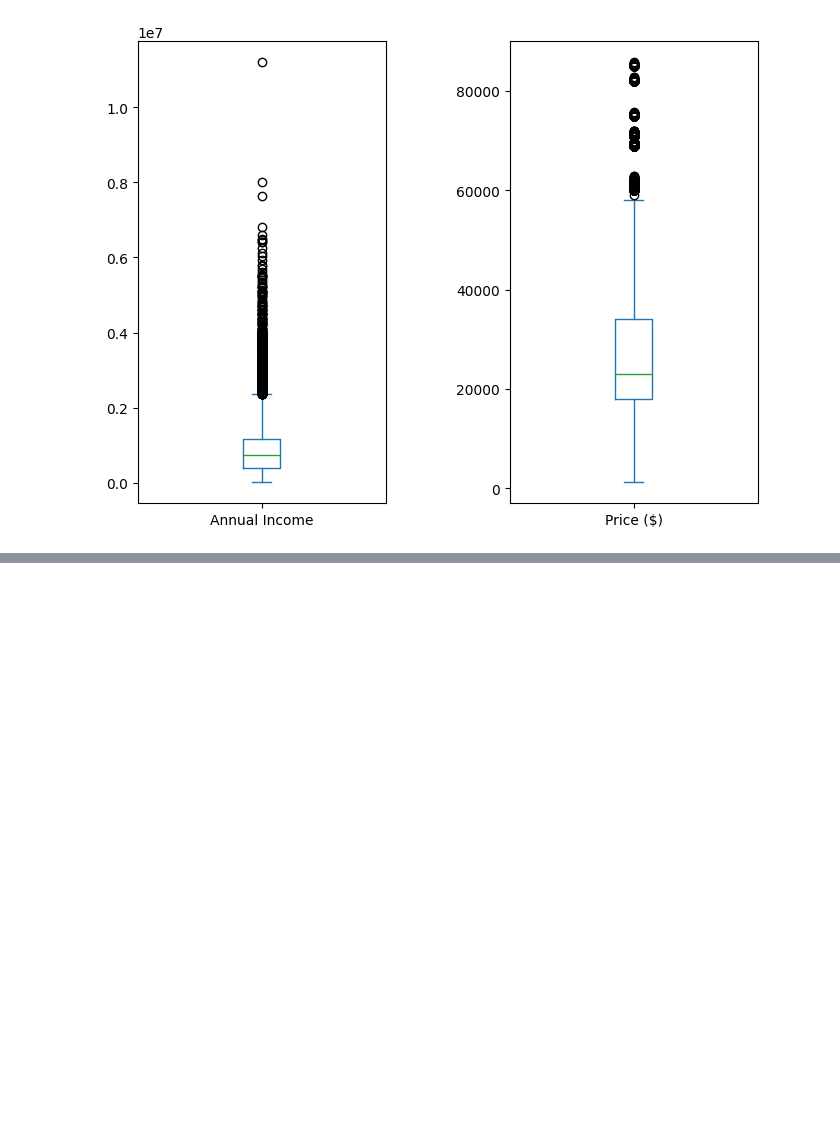
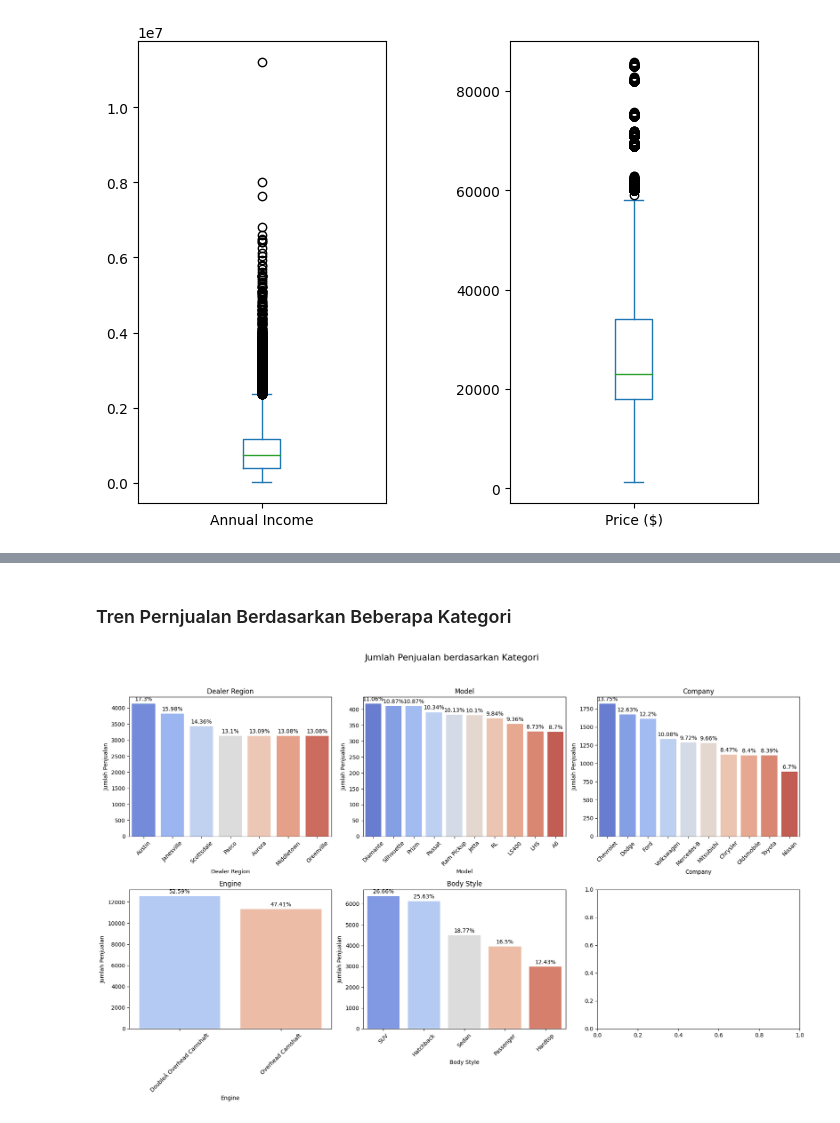
Before and after one commit to MuhammadJundullah/Data-Analysis, a Jupyter notebook: Car Sales Analysis/Car_sales_cleaning.ipynb, the cells around one changed output, grey strips where cells are left out. Saved outputs shown, nothing was run; the diff lists cells and outputs as text; code cells hidden in the pictures; blank space fills up the shorter version.

```diff
--- a/Car Sales Analysis/Car_sales_cleaning.ipynb
+++ b/Car Sales Analysis/Car_sales_cleaning.ipynb
@@ -98,5 +117,0 @@ plt.subplots_adjust(wspace=0.5)
-# %%
-a = df[df['Annual Income'] < 10000000]
-df['Annual Income'] = a['Annual Income']
-plt.boxplot(a['Annual Income'])
-plt.show()
@@ -106,0 +126,47 @@ df.to_csv('/content/gdrive/MyDrive/Colab Notebooks/Car Sales_Dataset/Car_Sales_C
+# %% [markdown]
+### Tren Pernjualan Berdasarkan Beberapa Kategori
+# %%
+def top_10_counts(df, column_name):
+    top_10 = df[column_name].value_counts().head(10)
+    total = top_10.sum()
+    percentages = (top_10 / total * 100).round(2)
+    return top_10, percentages
+
+fig, axes = plt.subplots(2, 3, figsize=(18, 12), sharex=False)
+fig.suptitle('Jumlah Penjualan berdasarkan Kategori', fontsize=16)
+
+def plot_bar(ax, top_data, percentages, title):
+    sns.barplot(x=top_data.index, y=top_data.values, ax=ax, palette='coolwarm')
+    ax.set_title(title)
+    ax.set_xlabel(title)
+    ax.set_ylabel('Jumlah Penjualan')
+    ax.tick_params(axis='x', rotation=45)
+    for p, perc in zip(ax.patches, percentages):
+        ax.annotate(f'{perc}%', (p.get_x() + p.get_width() / 2., p.get_height()),
+                    ha='center', va='center', xytext=(0, 8), textcoords='offset points')
+
+# Dealer Region
+top_dealer_region, perc_dealer_region = top_10_counts(df, 'Dealer_Region')
+plot_bar(axes[0, 0], top_dealer_region, perc_dealer_region, 'Dealer Region')
+
+# Model
+top_model, perc_model = top_10_counts(df, 'Model')
+plot_bar(axes[0, 1], top_model, perc_model, 'Model')
+
+# Company
+top_company, perc_company = top_10_counts(df, 'Company')
+plot_bar(axes[0, 2], top_company, perc_company, 'Company')
+
+# Engine
+top_engine, perc_engine = top_10_counts(df, 'Engine')
+plot_bar(axes[1, 0], top_engine, perc_engine, 'Engine')
+
+# Body Style
+top_body_style, perc_body_style = top_10_counts(df, 'Body Style')
+plot_bar(axes[1, 1], top_body_style, perc_body_style, 'Body Style')
+
+# Adjust layout
+plt.tight_layout(rect=[0, 0.03, 1, 0.95])
+plt.show()
+# %% [output]
+[figure, added]
```
Also changed, not shown: parts of 25 cells of this notebook.
